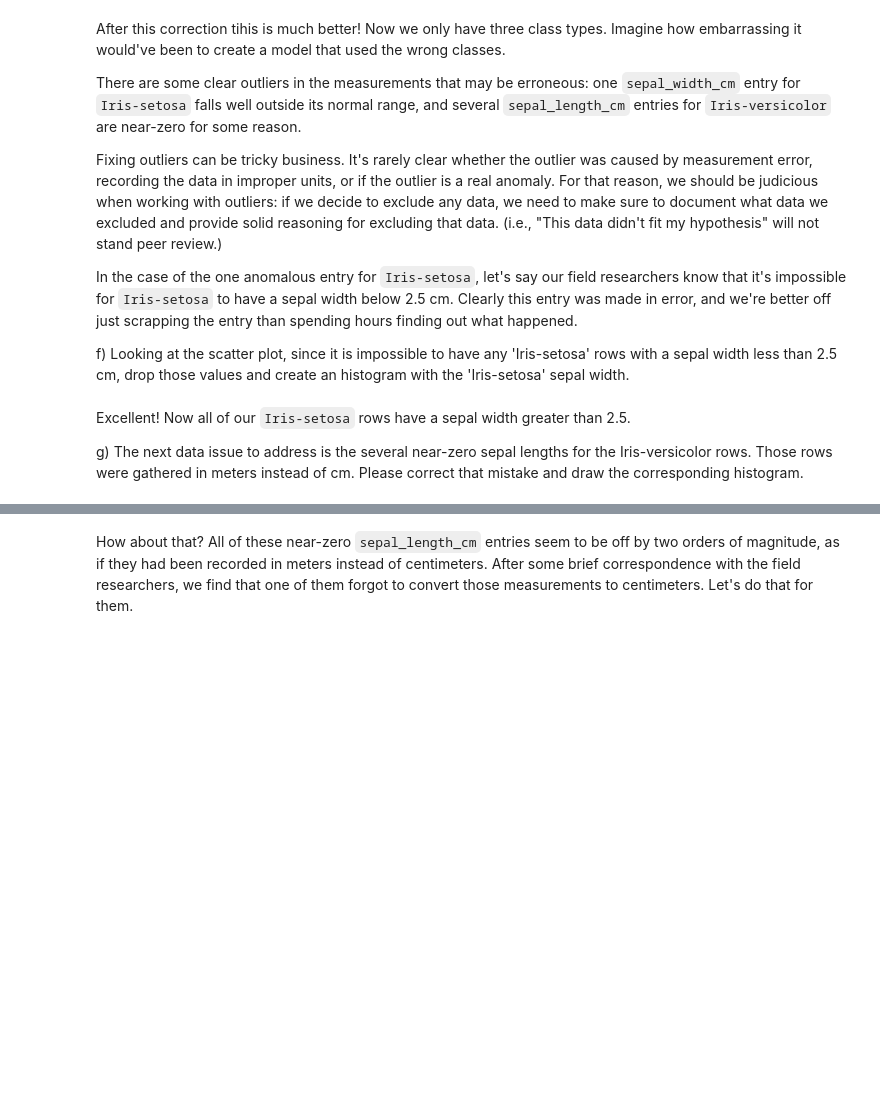
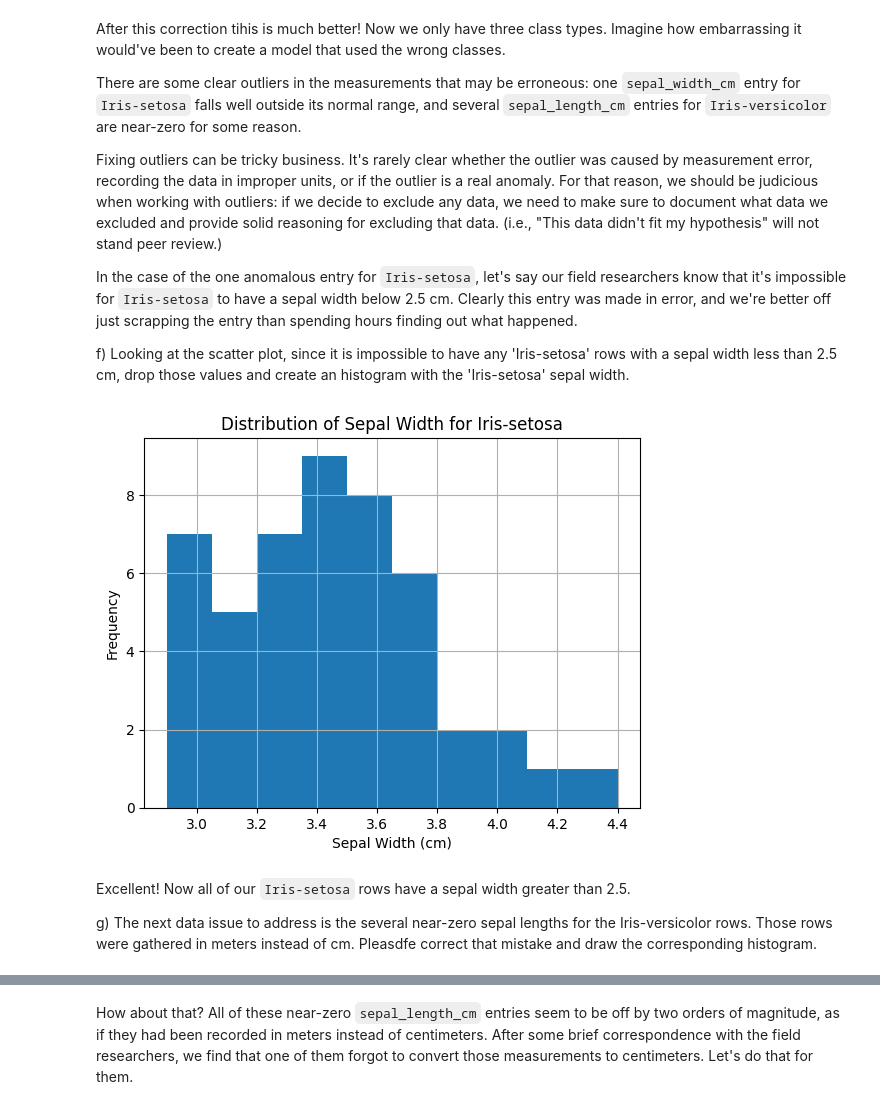
Before and after one commit to eduardo-mdc/AI-Notebook, a Jupyter notebook: A5/Exercise5_SupervisedLearning_ToComplete.ipynb, the cells around one changed output, grey strips where cells are left out. Drawn from its saved outputs; the diff is of its cells as text; code cells hidden in the pictures; blank space fills up the shorter version.

```diff
--- a/A5/Exercise5_SupervisedLearning_ToComplete.ipynb
+++ b/A5/Exercise5_SupervisedLearning_ToComplete.ipynb
@@ -150,4 +145,20 @@ f)	Looking at the scatter plot, since it is impossible to have any 'Iris-setosa'
+# %%
+iris_data = pd.read_csv('iris-data.csv', na_values = 'NA')
+#  This line drops any 'Iris-setosa' rows with a separal width less than 2.5 cm
+# Drop rows where sepal_width_cm < 2.5 and class is Iris-setosa
+iris_data = iris_data.drop(iris_data[(iris_data['class'] == 'Iris-setosa') & (iris_data['sepal_width_cm'] < 2.5)].index)
+
+# Create histogram of Iris-setosa sepal width
+import matplotlib.pyplot as plt
+setosa_df = iris_data[iris_data['class'] == 'Iris-setosa']
+setosa_df['sepal_width_cm'].hist()
+plt.xlabel('Sepal Width (cm)')
+plt.ylabel('Frequency')
+plt.title('Distribution of Sepal Width for Iris-setosa')
+plt.show()
+# %% [output]
+[figure, added]
 # %% [markdown]
 Excellent! Now all of our `Iris-setosa` rows have a sepal width greater than 2.5.
 
-g)	The next data issue to address is the several near-zero sepal lengths for the Iris-versicolor rows. Those rows were gathered in meters instead of cm. Please correct that mistake and draw the corresponding histogram.
+g)	The next data issue to address is the several near-zero sepal lengths for the Iris-versicolor rows. Those rows were gathered in meters instead of cm. Pleasdfe correct that mistake and draw the corresponding histogram.
```
Also changed, not shown: parts of 12 cells of this notebook, 1 other file.
